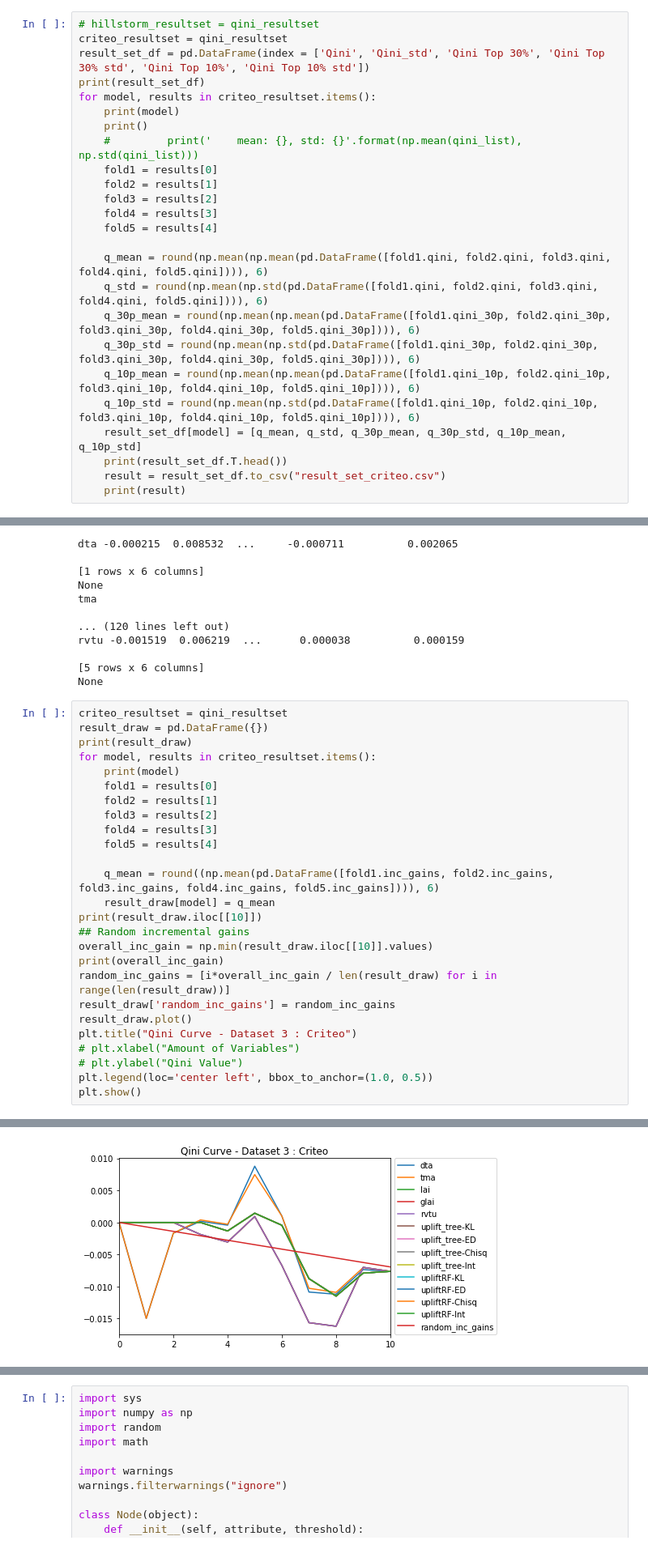
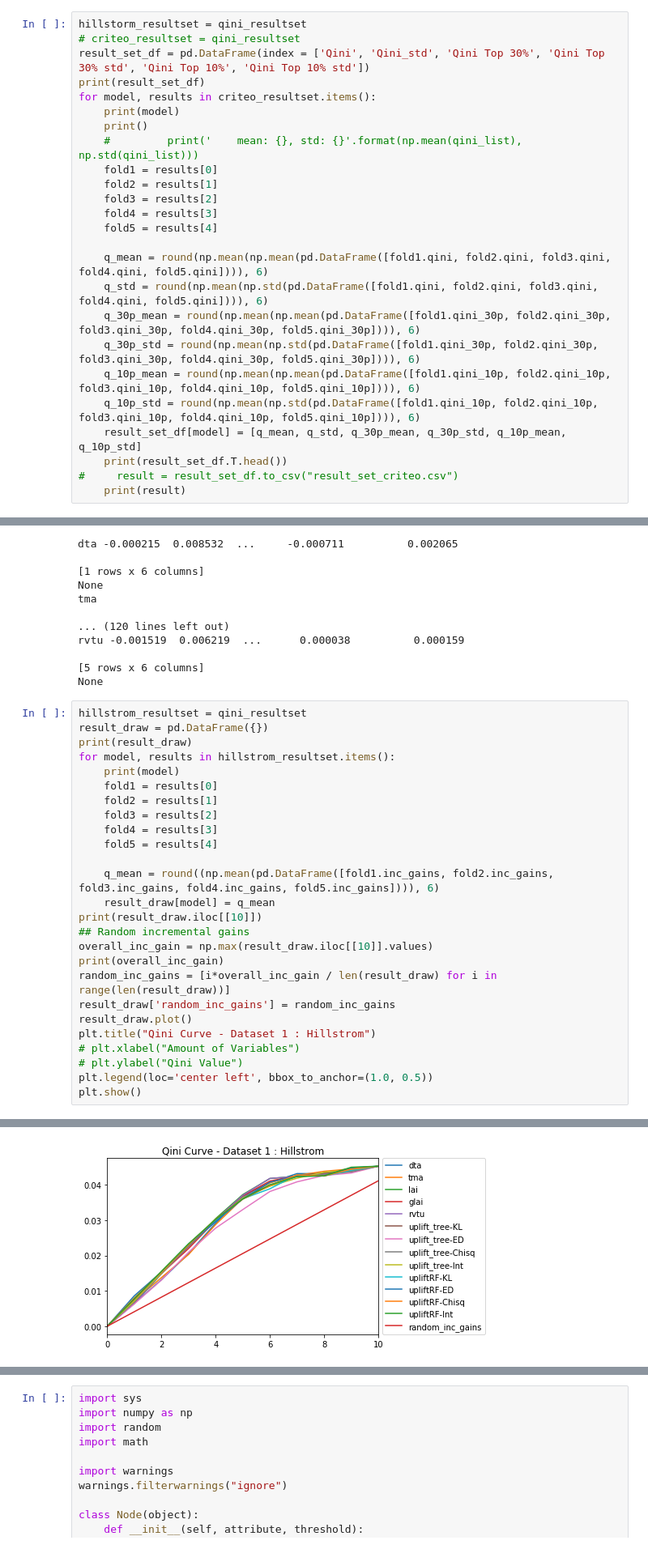
Before and after one commit to granrookey/UpliftModeling, a Jupyter notebook: code_day4_criteo.ipynb, the cells around one changed output, grey strips where cells are left out. Shown at 81% size. Drawn from its saved outputs; the diff is of its cells as text.

```diff
--- a/code_day4_criteo.ipynb
+++ b/code_day4_criteo.ipynb
@@ -873,6 +832,6 @@ dta
 # %%
-# hillstorm_resultset = qini_resultset
-criteo_resultset = qini_resultset
+hillstorm_resultset = qini_resultset
+# criteo_resultset = qini_resultset
 result_set_df = pd.DataFrame(index = ['Qini', 'Qini_std', 'Qini Top 30%', 'Qini Top 30% std', 'Qini Top 10%', 'Qini Top 10% std'])
 print(result_set_df)
 for model, results in criteo_resultset.items():
@@ -893,7 +852,7 @@ for model, results in criteo_resultset.items():
     q_10p_std = round(np.mean(np.std(pd.DataFrame([fold1.qini_10p, fold2.qini_10p, fold3.qini_10p, fold4.qini_10p, fold5.qini_10p]))), 6)
     result_set_df[model] = [q_mean, q_std, q_30p_mean, q_30p_std, q_10p_mean, q_10p_std]
     print(result_set_df.T.head())
-    result = result_set_df.to_csv("result_set_criteo.csv")
+#     result = result_set_df.to_csv("result_set_criteo.csv")
     print(result)
 # %% [output]
 Empty DataFrame
@@ -914,10 +873,10 @@ rvtu -0.001519  0.006219  ...      0.000038          0.000159
 [5 rows x 6 columns]
 None
 # %%
-criteo_resultset = qini_resultset
+hillstrom_resultset = qini_resultset
 result_draw = pd.DataFrame({})
 print(result_draw)
-for model, results in criteo_resultset.items():
+for model, results in hillstrom_resultset.items():
     print(model)
     fold1 = results[0]
     fold2 = results[1]
@@ -929,12 +888,12 @@ for model, results in criteo_resultset.items():
     result_draw[model] = q_mean
 print(result_draw.iloc[[10]])
 ## Random incremental gains
-overall_inc_gain = np.min(result_draw.iloc[[10]].values)
+overall_inc_gain = np.max(result_draw.iloc[[10]].values)
 print(overall_inc_gain)
 random_inc_gains = [i*overall_inc_gain / len(result_draw) for i in range(len(result_draw))]
 result_draw['random_inc_gains'] = random_inc_gains
 result_draw.plot()
-plt.title("Qini Curve - Dataset 3 : Criteo")
+plt.title("Qini Curve - Dataset 1 : Hillstrom")
 # plt.xlabel("Amount of Variables")
 # plt.ylabel("Qini Value")
 plt.legend(loc='center left', bbox_to_anchor=(1.0, 0.5))
@@ -960 +919 @@ uplift_tree-Int
-[figure, old version]
+[figure, new version]
```
Also changed, not shown: parts of 9 cells of this notebook.
